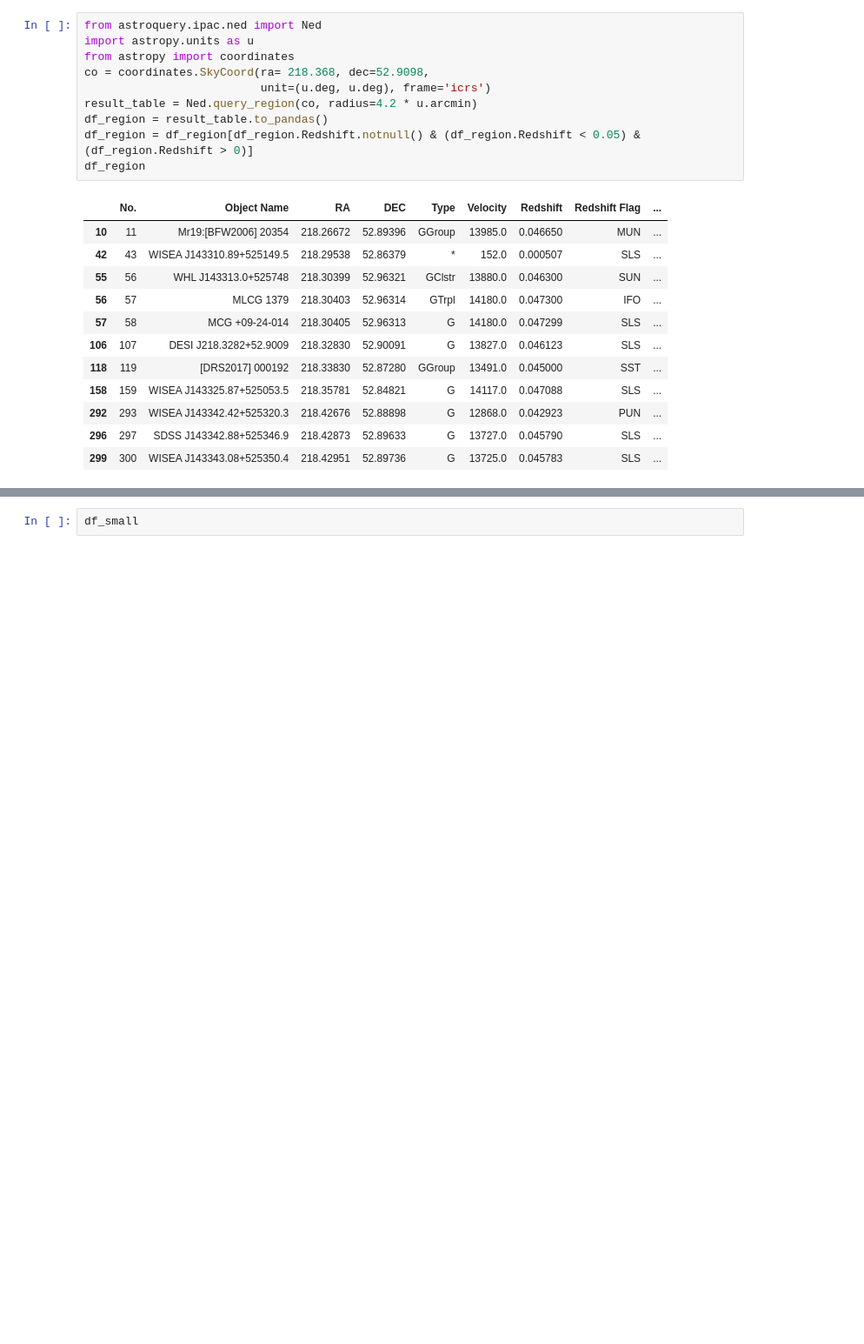
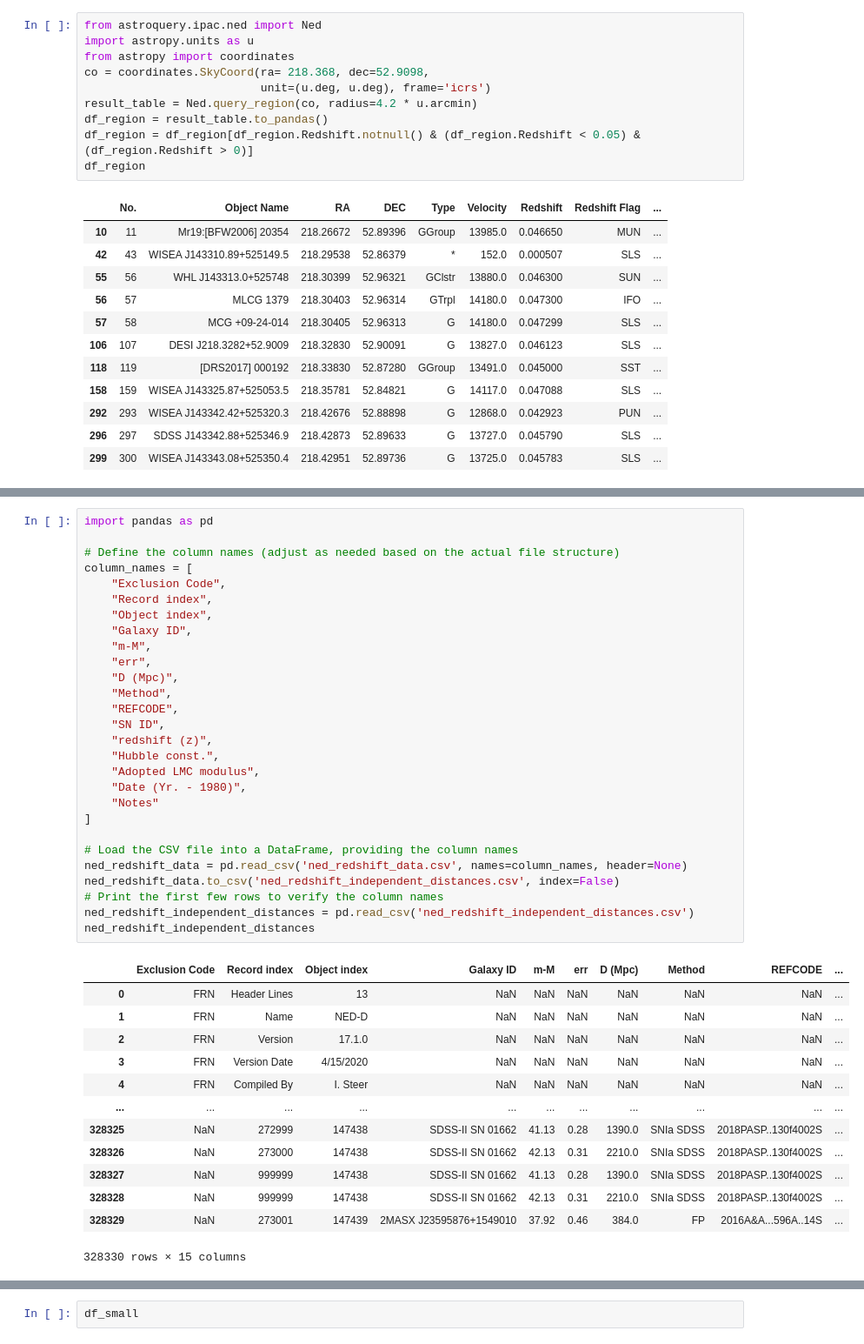
Before and after one commit to matti656/beamseti, a Jupyter notebook: NED.ipynb, the cells around one changed output, grey strips where cells are left out. Shown at 87% size. Drawn from its saved outputs; the diff is of its cells as text; blank space fills up the shorter version.

```diff
--- a/NED.ipynb
+++ b/NED.ipynb
@@ -566,0 +591,42 @@ df_region
+# %%
+import pandas as pd
+
+# Define the column names (adjust as needed based on the actual file structure)
+column_names = [
+    "Exclusion Code",
+    "Record index",
+    "Object index",
+    "Galaxy ID",
+    "m-M",
+    "err",
+    "D (Mpc)",
+    "Method",
+    "REFCODE",
+    "SN ID",
+    "redshift (z)",
+    "Hubble const.",
+    "Adopted LMC modulus",
+    "Date (Yr. - 1980)",
+    "Notes"
+]
+
+# Load the CSV file into a DataFrame, providing the column names
+ned_redshift_data = pd.read_csv('ned_redshift_data.csv', names=column_names, header=None)
+ned_redshift_data.to_csv('ned_redshift_independent_distances.csv', index=False)
+# Print the first few rows to verify the column names
+ned_redshift_independent_distances = pd.read_csv('ned_redshift_independent_distances.csv')
+ned_redshift_independent_distances
+# %% [output]
+|  | Exclusion Code | Record index | Object index | Galaxy ID | m-M | err | D (Mpc) | Method | REFCODE | ... |
+| 0 | FRN | Header Lines | 13 | NaN | NaN | NaN | NaN | NaN | NaN | ... |
+| 1 | FRN | Name | NED-D | NaN | NaN | NaN | NaN | NaN | NaN | ... |
+| 2 | FRN | Version | 17.1.0 | NaN | NaN | NaN | NaN | NaN | NaN | ... |
+| 3 | FRN | Version Date | 4/15/2020 | NaN | NaN | NaN | NaN | NaN | NaN | ... |
+| 4 | FRN | Compiled By | I. Steer | NaN | NaN | NaN | NaN | NaN | NaN | ... |
+| ... | ... | ... | ... | ... | ... | ... | ... | ... | ... | ... |
+| 328325 | NaN | 272999 | 147438 | SDSS-II SN 01662 | 41.13 | 0.28 | 1390.0 | SNIa SDSS | 2018PASP..130f4002S | ... |
+| 328326 | NaN | 273000 | 147438 | SDSS-II SN 01662 | 42.13 | 0.31 | 2210.0 | SNIa SDSS | 2018PASP..130f4002S | ... |
+| 328327 | NaN | 999999 | 147438 | SDSS-II SN 01662 | 41.13 | 0.28 | 1390.0 | SNIa SDSS | 2018PASP..130f4002S | ... |
+| 328328 | NaN | 999999 | 147438 | SDSS-II SN 01662 | 42.13 | 0.31 | 2210.0 | SNIa SDSS | 2018PASP..130f4002S | ... |
+| 328329 | NaN | 273001 | 147439 | 2MASX J23595876+1549010 | 37.92 | 0.46 | 384.0 | FP | 2016A&A...596A..14S | ... |
+328330 rows × 15 columns
```
Also changed, not shown: parts of 118 cells of this notebook, 2 other files.
